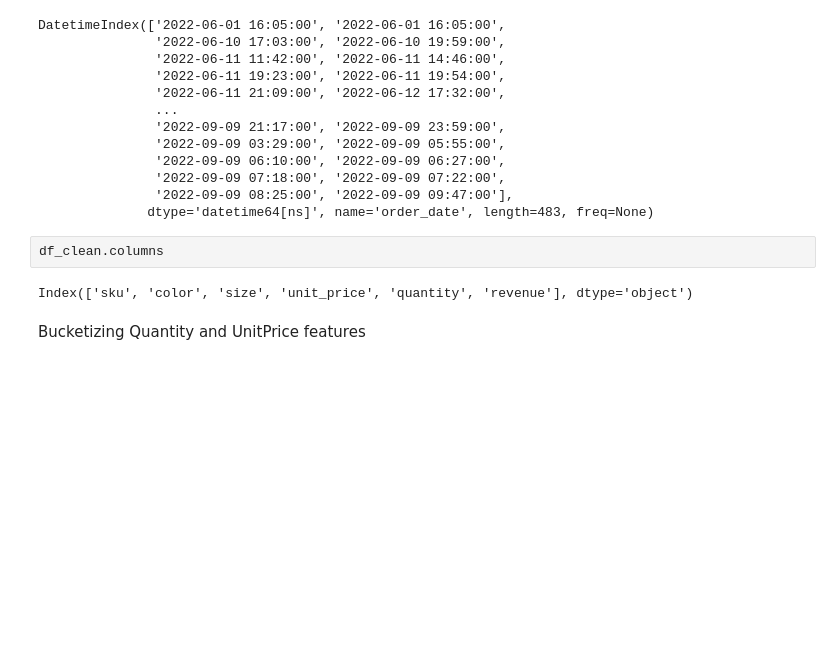
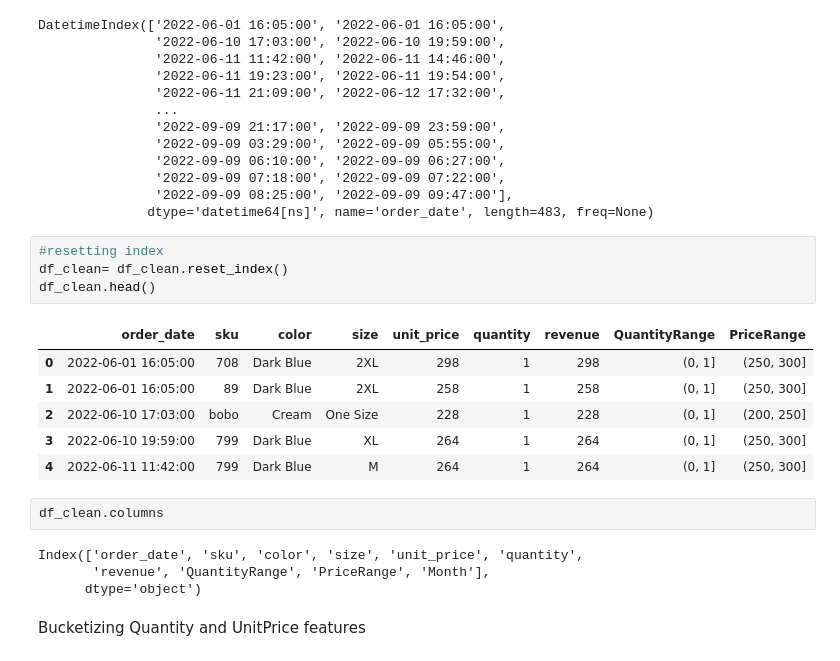
Before and after one commit to MboyaDan/Sales_prediction, a Jupyter notebook: Model/sales_predict.ipynb, the cells around one changed output. Drawn from its saved outputs; the diff is of its cells as text; blank space fills up the shorter version.

```diff
--- a/Model/sales_predict.ipynb
+++ b/Model/sales_predict.ipynb
@@ -391,10 +391,23 @@ DatetimeIndex(['2022-06-01 16:05:00', '2022-06-01 16:05:00',
                '2022-09-09 07:18:00', '2022-09-09 07:22:00',
                '2022-09-09 08:25:00', '2022-09-09 09:47:00'],
               dtype='datetime64[ns]', name='order_date', length=483, freq=None)
+# %%
+#resetting index
+df_clean= df_clean.reset_index()
+df_clean.head()
+# %% [output]
+|  | order_date | sku | color | size | unit_price | quantity | revenue | QuantityRange | PriceRange |
+| 0 | 2022-06-01 16:05:00 | 708 | Dark Blue | 2XL | 298 | 1 | 298 | (0, 1] | (250, 300] |
+| 1 | 2022-06-01 16:05:00 | 89 | Dark Blue | 2XL | 258 | 1 | 258 | (0, 1] | (250, 300] |
+| 2 | 2022-06-10 17:03:00 | bobo | Cream | One Size | 228 | 1 | 228 | (0, 1] | (200, 250] |
+| 3 | 2022-06-10 19:59:00 | 799 | Dark Blue | XL | 264 | 1 | 264 | (0, 1] | (250, 300] |
+| 4 | 2022-06-11 11:42:00 | 799 | Dark Blue | M | 264 | 1 | 264 | (0, 1] | (250, 300] |
 # %%
 df_clean.columns
 # %% [output]
-Index(['sku', 'color', 'size', 'unit_price', 'quantity', 'revenue'], dtype='object')
+Index(['order_date', 'sku', 'color', 'size', 'unit_price', 'quantity',
+       'revenue', 'QuantityRange', 'PriceRange', 'Month'],
+      dtype='object')
 # %% [markdown]
 Bucketizing Quantity and UnitPrice features
 # %% [markdown]
```
Also changed, not shown: parts of 4 cells of this notebook.
